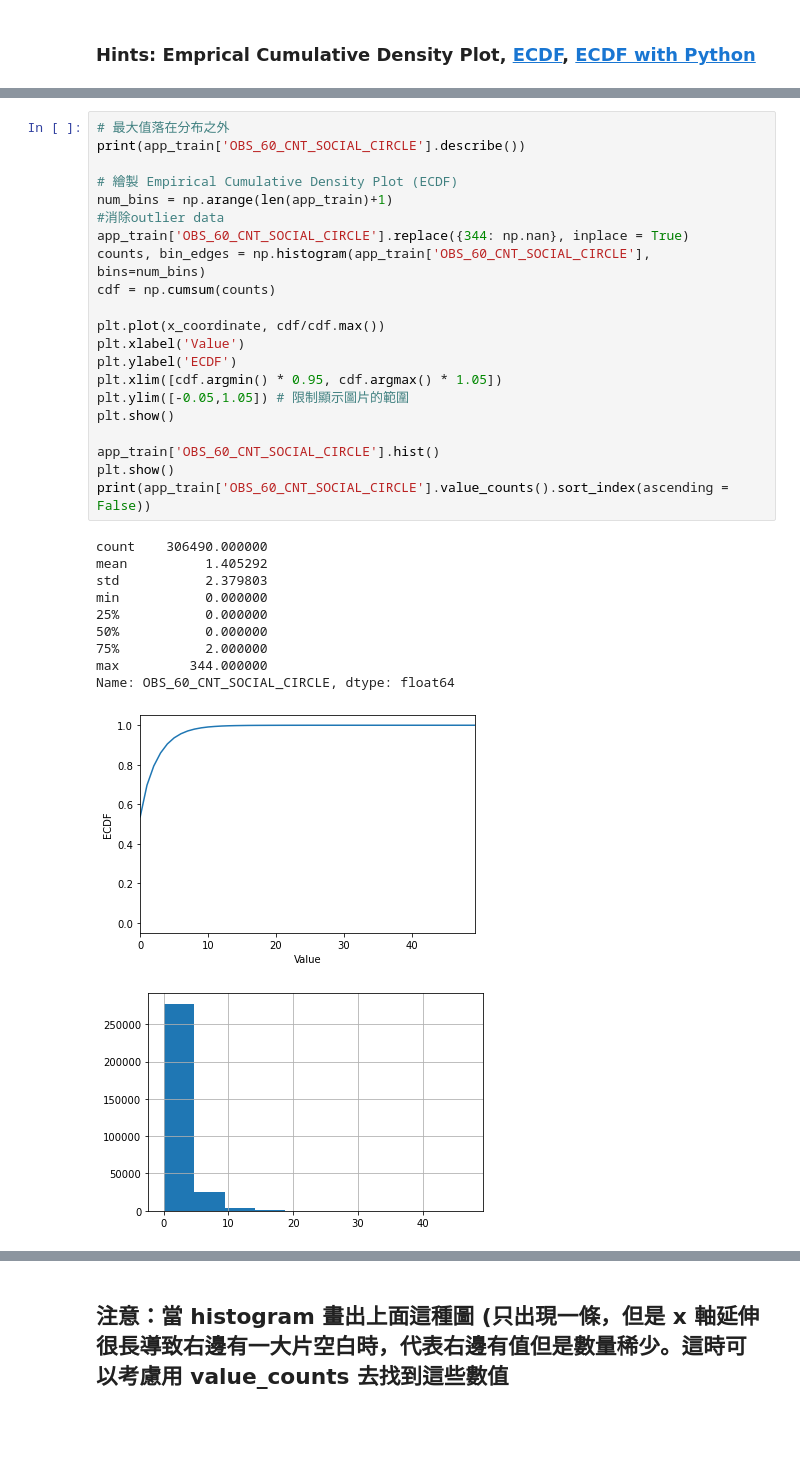
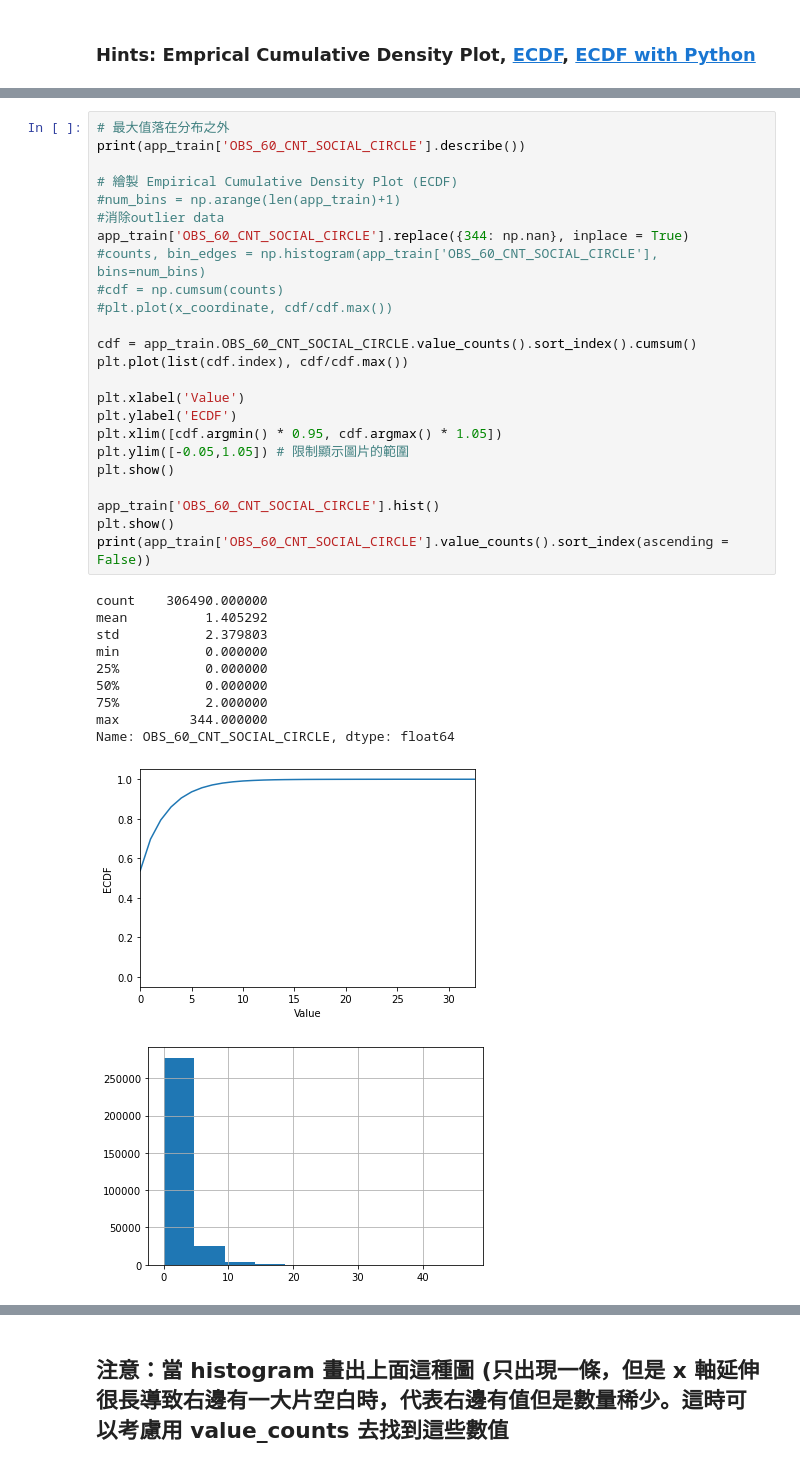
Before and after one commit to kenkao1118/ML100Days, a Jupyter notebook: homework/Day_009_homework.ipynb, the cells around one changed output, grey strips where cells are left out. Saved outputs shown, nothing was run; the diff lists cells and outputs as text; blank space fills up the shorter version.

```diff
--- a/homework/Day_009_homework.ipynb
+++ b/homework/Day_009_homework.ipynb
@@ -189,35 +194,38 @@ Name: REGION_POPULATION_RELATIVE, Length: 81, dtype: int64
 # %%
 # 最大值落在分布之外
 print(app_train['OBS_60_CNT_SOCIAL_CIRCLE'].describe())
 
 # 繪製 Empirical Cumulative Density Plot (ECDF)
-num_bins = np.arange(len(app_train)+1)
+#num_bins = np.arange(len(app_train)+1)
 #消除outlier data
 app_train['OBS_60_CNT_SOCIAL_CIRCLE'].replace({344: np.nan}, inplace = True)
-counts, bin_edges = np.histogram(app_train['OBS_60_CNT_SOCIAL_CIRCLE'], bins=num_bins)
-cdf = np.cumsum(counts)
+#counts, bin_edges = np.histogram(app_train['OBS_60_CNT_SOCIAL_CIRCLE'], bins=num_bins)
+#cdf = np.cumsum(counts)
+#plt.plot(x_coordinate, cdf/cdf.max())
 
-plt.plot(x_coordinate, cdf/cdf.max())
+cdf = app_train.OBS_60_CNT_SOCIAL_CIRCLE.value_counts().sort_index().cumsum()
+plt.plot(list(cdf.index), cdf/cdf.max())
+
 plt.xlabel('Value')
 plt.ylabel('ECDF')
 plt.xlim([cdf.argmin() * 0.95, cdf.argmax() * 1.05])
 plt.ylim([-0.05,1.05]) # 限制顯示圖片的範圍
 plt.show()
 
 app_train['OBS_60_CNT_SOCIAL_CIRCLE'].hist()
 plt.show()
 print(app_train['OBS_60_CNT_SOCIAL_CIRCLE'].value_counts().sort_index(ascending = False))
 # %% [output]
 count    306490.000000
 mean          1.405292
 std           2.379803
 min           0.000000
 25%           0.000000
 50%           0.000000
 75%           2.000000
 max         344.000000
 Name: OBS_60_CNT_SOCIAL_CIRCLE, dtype: float64
-[figure, old version]
+[figure, new version]
 [figure]
 47.0         1
 30.0         1
```
Also changed, not shown: parts of 3 cells of this notebook.
